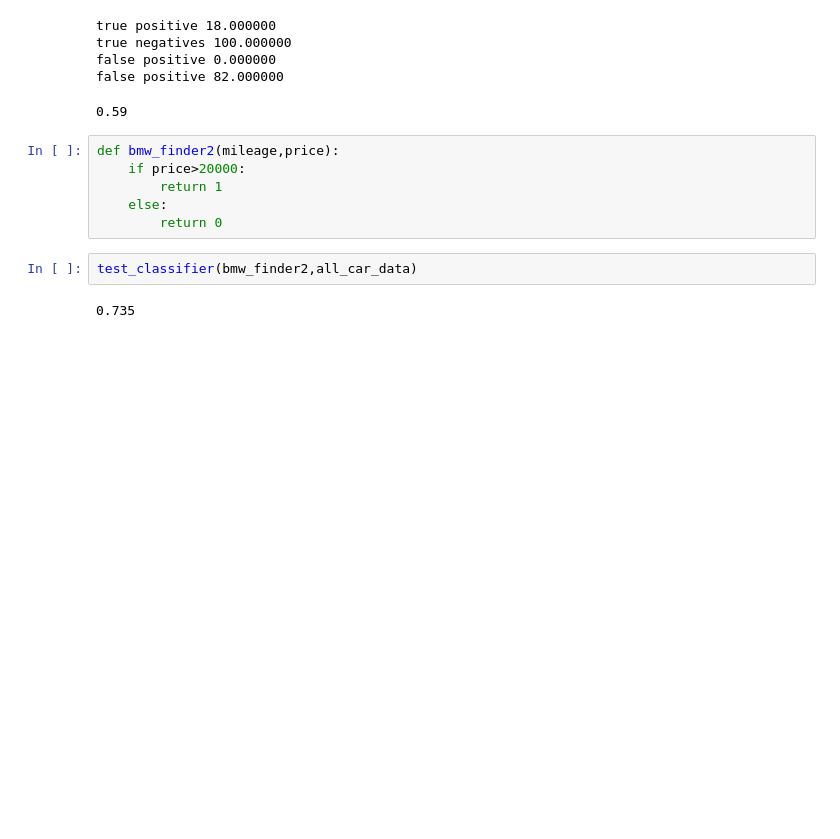
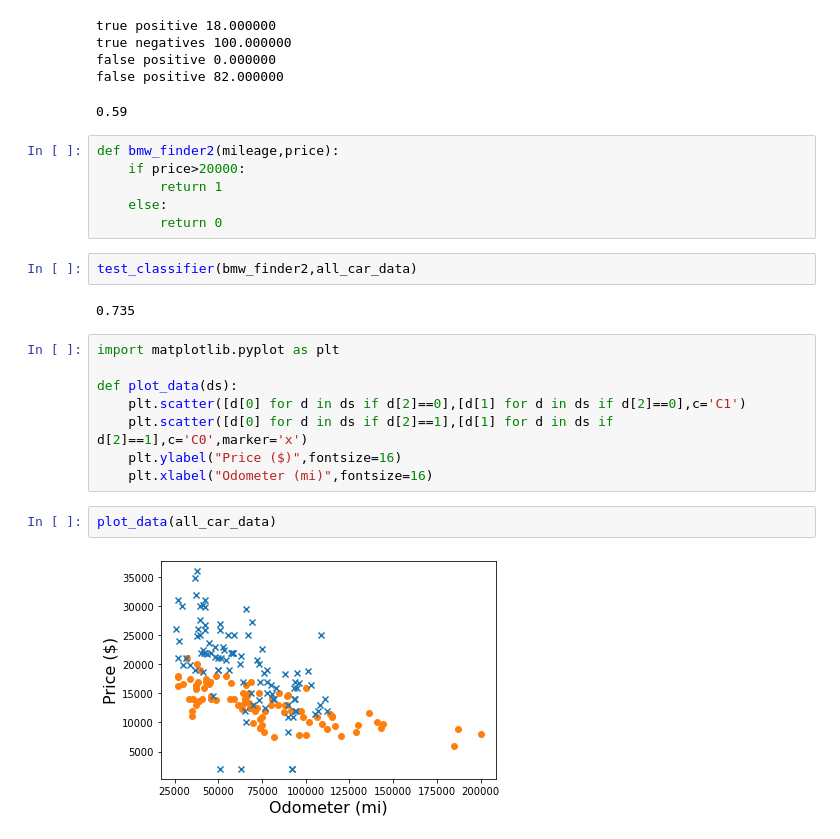
Before and after one commit to Sakurajima-sight/Mathematics-for-programmers-Python, a Jupyter notebook: Chapter 15/Untitled.ipynb, the cells around one changed output. Cells and saved outputs as stored; diff of their text form; blank space fills up the shorter version.

```diff
--- a/Chapter 15/Untitled.ipynb
+++ b/Chapter 15/Untitled.ipynb
@@ -90,3 +90,15 @@ def bmw_finder2(mileage,price):
 test_classifier(bmw_finder2,all_car_data)
 # %% [output]
 0.735
+# %%
+import matplotlib.pyplot as plt
+
+def plot_data(ds):
+    plt.scatter([d[0] for d in ds if d[2]==0],[d[1] for d in ds if d[2]==0],c='C1')
+    plt.scatter([d[0] for d in ds if d[2]==1],[d[1] for d in ds if d[2]==1],c='C0',marker='x')
+    plt.ylabel("Price ($)",fontsize=16)
+    plt.xlabel("Odometer (mi)",fontsize=16)
+# %%
+plot_data(all_car_data)
+# %% [output]
+[figure, added]
```
Also changed, not shown: parts of 33 cells of this notebook.
